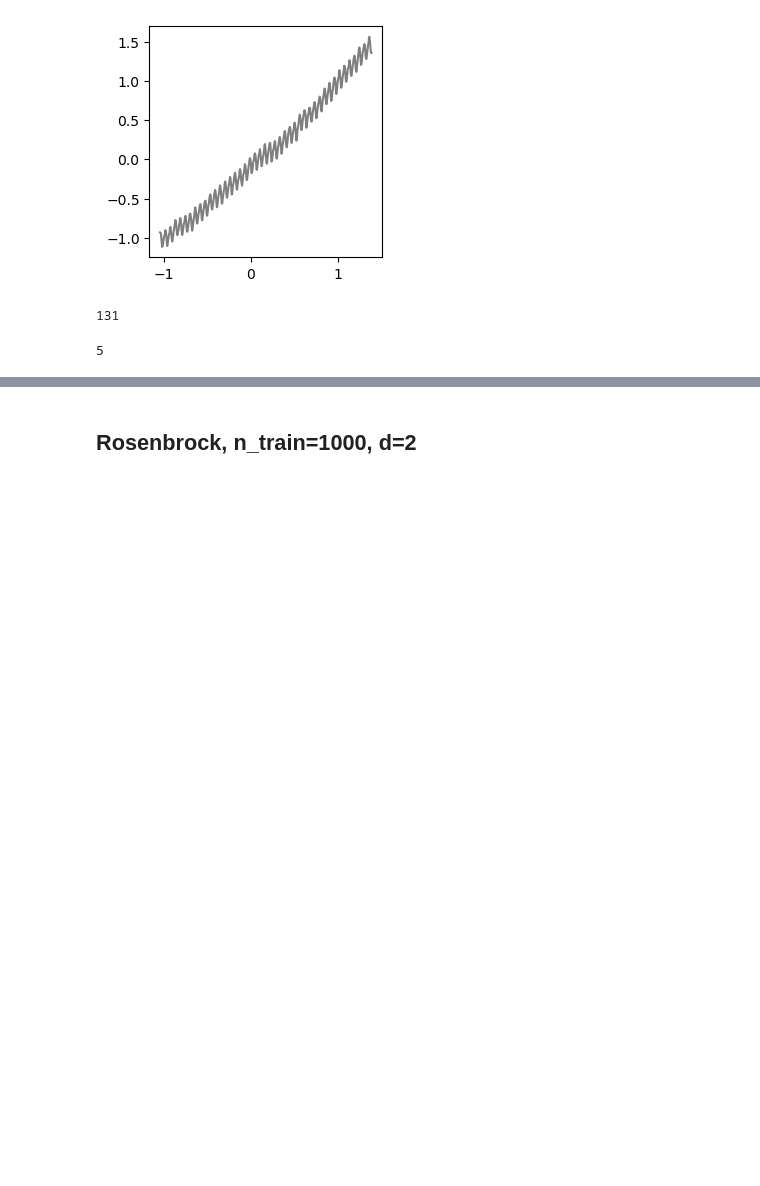
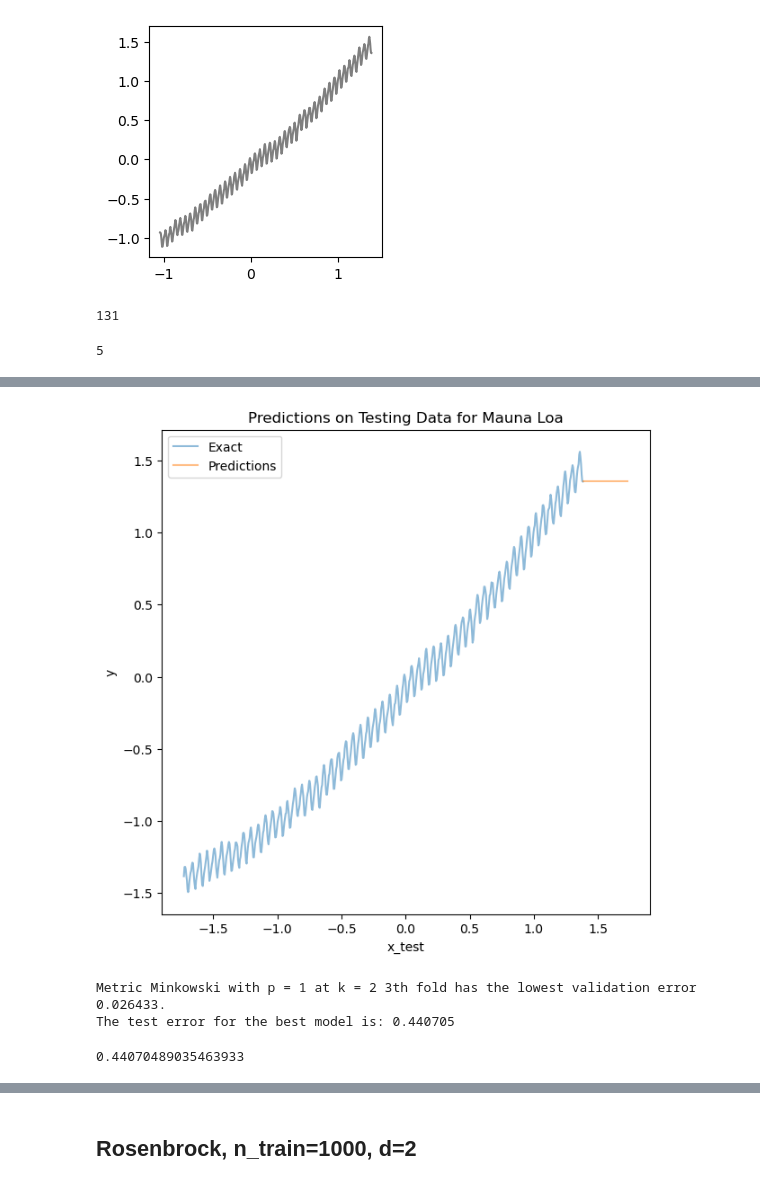
Before and after one commit to CathyF9600/Introduction-to-Learning-from-Data-A1, a Jupyter notebook: A1.ipynb, the cells around one changed output, grey strips where cells are left out. Saved outputs shown, nothing was run; the diff lists cells and outputs as text; code cells hidden in the pictures; blank space fills up the shorter version.

```diff
--- a/A1.ipynb
+++ b/A1.ipynb
@@ -16,8 +18,11 @@ from pdb import set_trace
 def RMSE(y, y_hat):
   return np.sqrt(np.mean(np.square(y-y_hat)))
 # %%
-np.random.seed(42)
 def knn_regressor(x_train, y_train, x_test, k = 1, metric = "minkowski_2") -> np.array:
+    """
+    Find the k-th closest data points along x axis and take the average of their y values.
+    Do that for all testing data and return the predicted y values.
+    """
     y_test = np.zeros((x_test.shape[0], 1))
     # print(y_test.shape)
     for i, x_test_i in enumerate(x_test):
@@ -34,7 +39,7 @@ def knn_regressor(x_train, y_train, x_test, k = 1, metric = "minkowski_2") -> np
     # y_test: [[mean y for x_test_1], [mean y for x_test_2], [mean y for x_test_3]] ...
     return y_test
 
-def knn_cross_validation(x, y, x_test, dataset, v = 5, metrics = "minkowski_2") -> np.array:
+def knn_cross_validation(x, y, x_test, dataset, metrics, v = 5) -> np.array:
     """
     Cross validation to find the y_test,
     Return k_vals, best, fold_i[np.argmin(best)], k_merged_prediction
@@ -50,6 +55,9 @@ def knn_cross_validation(x, y, x_test, dataset, v = 5, metrics = "minkowski_2")
     rmse = []
     # rmse[:] = np.nan
     # print(type(mrse))
+    if dataset == "mauna_loa" and metrics == "minkowski_2": # plot the training data in the first figure
+        plt.figure(figsize=(7,7))
+        plt.plot(x.squeeze(), y.squeeze(), 'k', label='Exact', alpha=0.5)
 
     # Create random k value
     min_k = dict(rosenbrock=1,  pumadyn32nm=22, mauna_loa=1)  # specify minimum k value to consider in the search
@@ -81,11 +89,6 @@ def knn_cross_validation(x, y, x_test, dataset, v = 5, metrics = "minkowski_2")
             split_valid = idx_cv[i_split]
             print("len:", len(split_train), len(split_valid))
 
-
-            # split_valid = idx_cv[i_split, idx_cv[i_split] >= 0]
-            # split_train = np.delete(idx_cv, i_split, axis=0).reshape(-1)
-            # split_train = split_train[split_train >= 0]
-
             x_valid = x[split_valid]
             # print("split valid", len(split_valid))
             # print("y", y.shape)
@@ -96,13 +99,21 @@ def knn_cross_validation(x, y, x_test, dataset, v = 5, metrics = "minkowski_2")
             # print("x", x[split_train])
             predictions[split_valid] = knn_regressor(x_train=x[split_train], y_train=y[split_train],
                                                         x_test=x_valid, k=k, metric=metrics).squeeze()
+
+
+
             # print("dim valid", y_valid.squeeze().shape)
             # print("dim pred", predictions.shape)
             val_err = RMSE(y=y_valid.squeeze(), y_hat=predictions[split_valid])
-            # print("k: %d; fold: %d; RMSE: %f "%(k, i_split, val_err))
             val_err_in_fold.append(val_err)
         # print("k", k, val_err_in_fold)
         rmse.append(val_err_in_fold)
+        if dataset == 'mauna_loa' and k in [2, 22] and metrics == "minkowski_2":
+            plt.plot(x.squeeze(), predictions, label='k=%d validation prediction'%k)
+            plt.legend(loc=0)
+            plt.xlabel("date")
+            plt.ylabel("CO2")
+            plt.title("Mauna Loa Cross-validation predictions (Minkowski 2)")
     print("mse", np.asarray(rmse))
     rmse = np.asarray(rmse)
     fold_i = rmse.argmin(axis=1)
@@ -179,15 +245,17 @@ plt.show()
 # %%
 # Plot Prediction Curves for several k values
-y_k1 = knn_regressor(x, y, x_test, k = 1, metric = "minkowski_2")
+y_test_pred = knn_regressor(x, y, x_test, k = 1, metric = "minkowski_2")
 
 plt.figure(figsize=(7,7))
 plt.title('Predictions on Testing Data for Mauna Loa')
 plt.ylabel('y')
 plt.xlabel('x_test')
 plt.plot(x.squeeze(), y.squeeze(), label='Exact', alpha=0.5)
-plt.plot(x_test.squeeze(), .squeeze(), label='Predictions', alpha=0.5)
+plt.plot(x_test.squeeze(), y_test_pred.squeeze(), label='Predictions', alpha=0.5)
 plt.legend()
 plt.show()
+# %% [output]
+[figure, added]
 # %%
 idx1 = np.argmin(best1)
 idx2 = np.argmin(best2)
@@ -213,5 +281,9 @@ m = "minkowski_" + str(p)
 predictions, test_err = k_nn_test_error(x, y, x_test, y_test, k = k, metric = m)
 print("The test error for the best model is: %f" %(test_err))
 test_err
+# %% [output]
+Metric Minkowski with p = 1 at k = 2 3th fold has the lowest validation error 0.026433.
+The test error for the best model is: 0.440705
+0.44070489035463933
 # %%
 x_valid.shape
```
Also changed, not shown: parts of 8 cells of this notebook.
